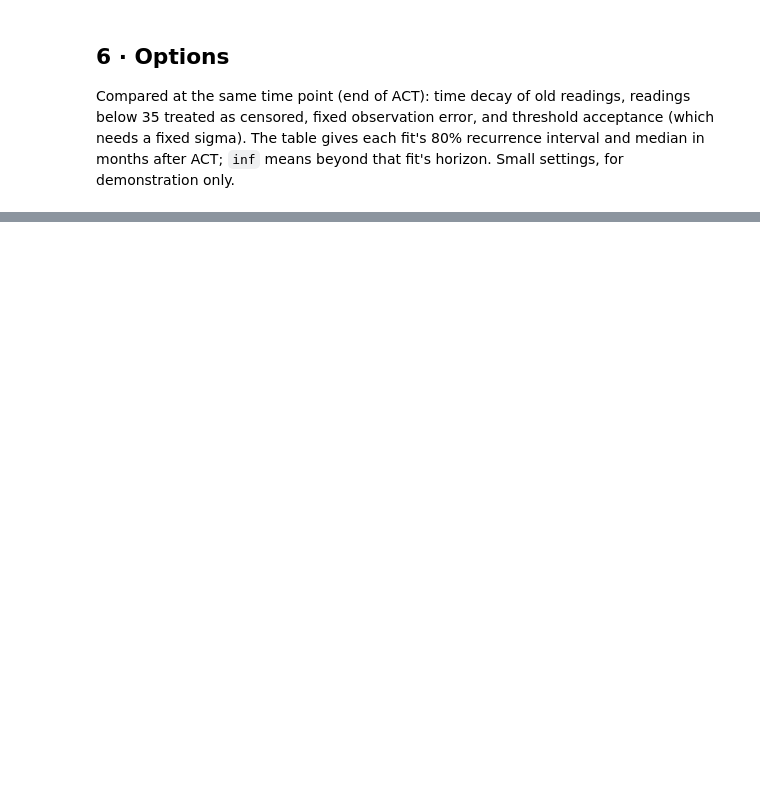
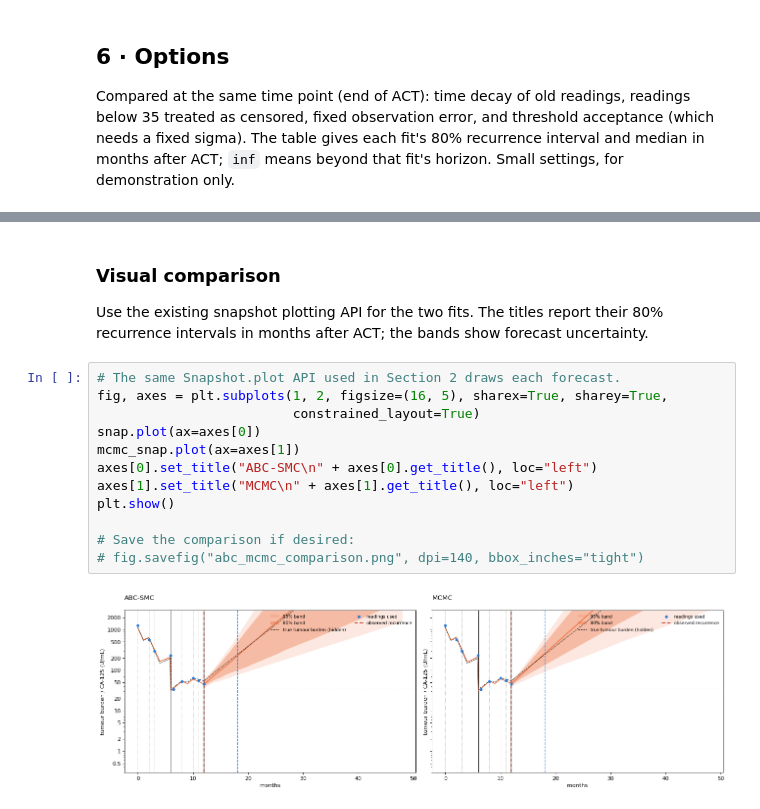
Before and after one commit to YunliQi/IMOWorkshop2026_Uncertainty, a Jupyter notebook: tool_demo.ipynb, the cells around one changed output, grey strips where cells are left out. Cells and saved outputs as stored; diff of their text form; blank space fills up the shorter version.

```diff
--- a/tool_demo.ipynb
+++ b/tool_demo.ipynb
@@ -341,0 +436,18 @@ display(pd.DataFrame(rows).set_index("setting").round(2))
+# %% [markdown]
+### Visual comparison
+Use the existing snapshot plotting API for the two fits. The titles report their 80%
+recurrence intervals in months after ACT; the bands show forecast uncertainty.
+# %%
+# The same Snapshot.plot API used in Section 2 draws each forecast.
+fig, axes = plt.subplots(1, 2, figsize=(16, 5), sharex=True, sharey=True,
+                         constrained_layout=True)
+snap.plot(ax=axes[0])
+mcmc_snap.plot(ax=axes[1])
+axes[0].set_title("ABC-SMC\n" + axes[0].get_title(), loc="left")
+axes[1].set_title("MCMC\n" + axes[1].get_title(), loc="left")
+plt.show()
+
+# Save the comparison if desired:
+# fig.savefig("abc_mcmc_comparison.png", dpi=140, bbox_inches="tight")
+# %% [output]
+[figure, added]
```
Also changed, not shown: parts of 16 cells of this notebook, 7 other files.
